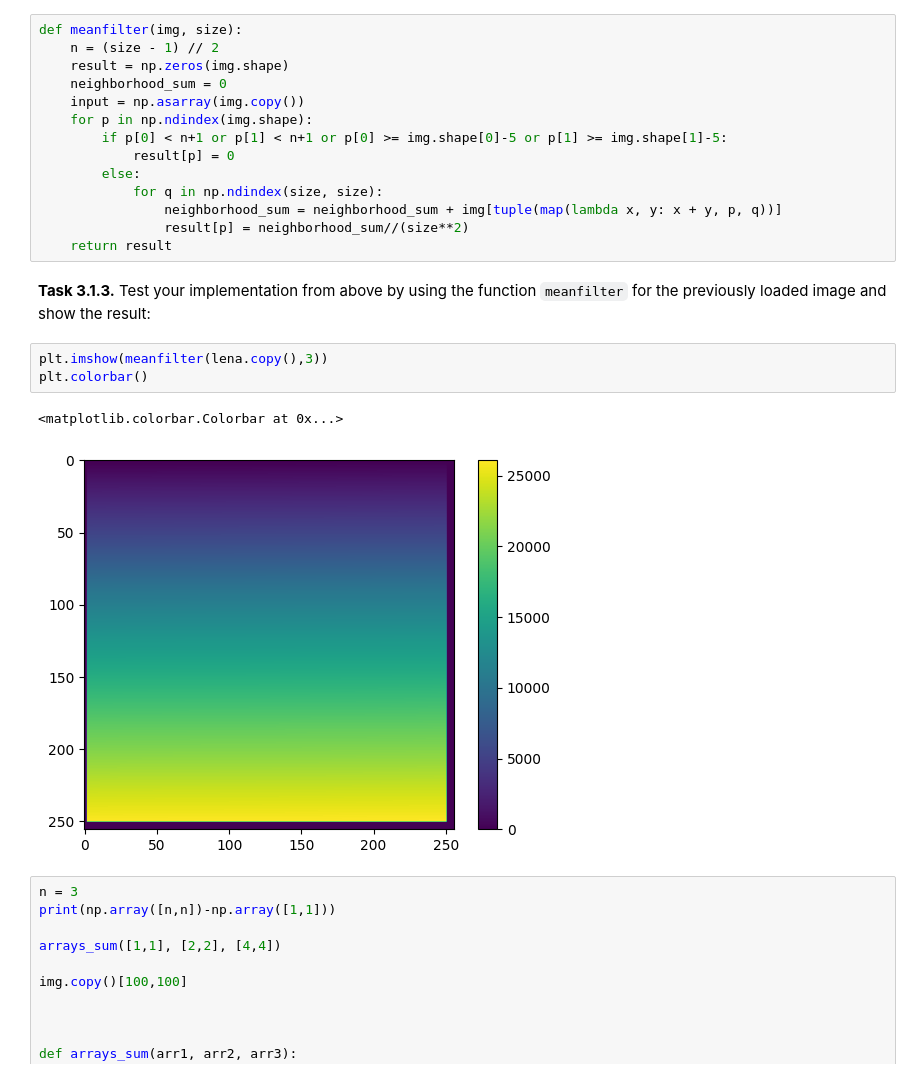
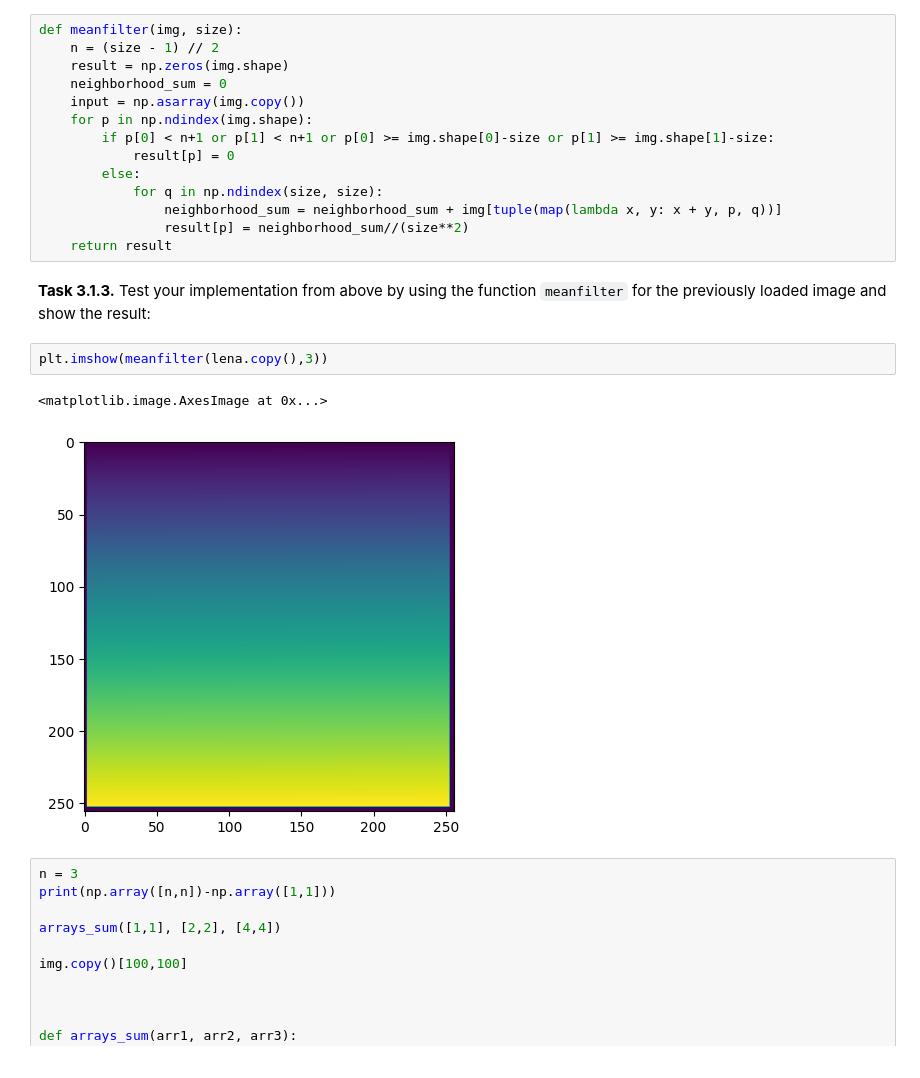
Before and after one commit to N1klasSchmidt/mobi-fs3-python, a Jupyter notebook: task3.ipynb, the cells around one changed output. Cells and saved outputs as stored; diff of their text form.

```diff
--- a/task3.ipynb
+++ b/task3.ipynb
@@ -25,7 +25,7 @@ def meanfilter(img, size):
     neighborhood_sum = 0
     input = np.asarray(img.copy())
     for p in np.ndindex(img.shape):
-        if p[0] < n+1 or p[1] < n+1 or p[0] >= img.shape[0]-5 or p[1] >= img.shape[1]-5:
+        if p[0] < n+1 or p[1] < n+1 or p[0] >= img.shape[0]-size or p[1] >= img.shape[1]-size:
             result[p] = 0
         else:
             for q in np.ndindex(size, size):
@@ -36,10 +36,9 @@ def meanfilter(img, size):
 **<a id="#">Task 3.1.3.</a>** Test your implementation from above by using the function `meanfilter` for the previously loaded image and show the result:
 # %%
 plt.imshow(meanfilter(lena.copy(),3))
-plt.colorbar()
 # %% [output]
-<matplotlib.colorbar.Colorbar at 0x...>
+<matplotlib.image.AxesImage at 0x...>
-[figure, old version]
+[figure, new version]
 # %%
 n = 3
 print(np.array([n,n])-np.array([1,1]))
```
Also changed, not shown: parts of 1 cell of this notebook.
